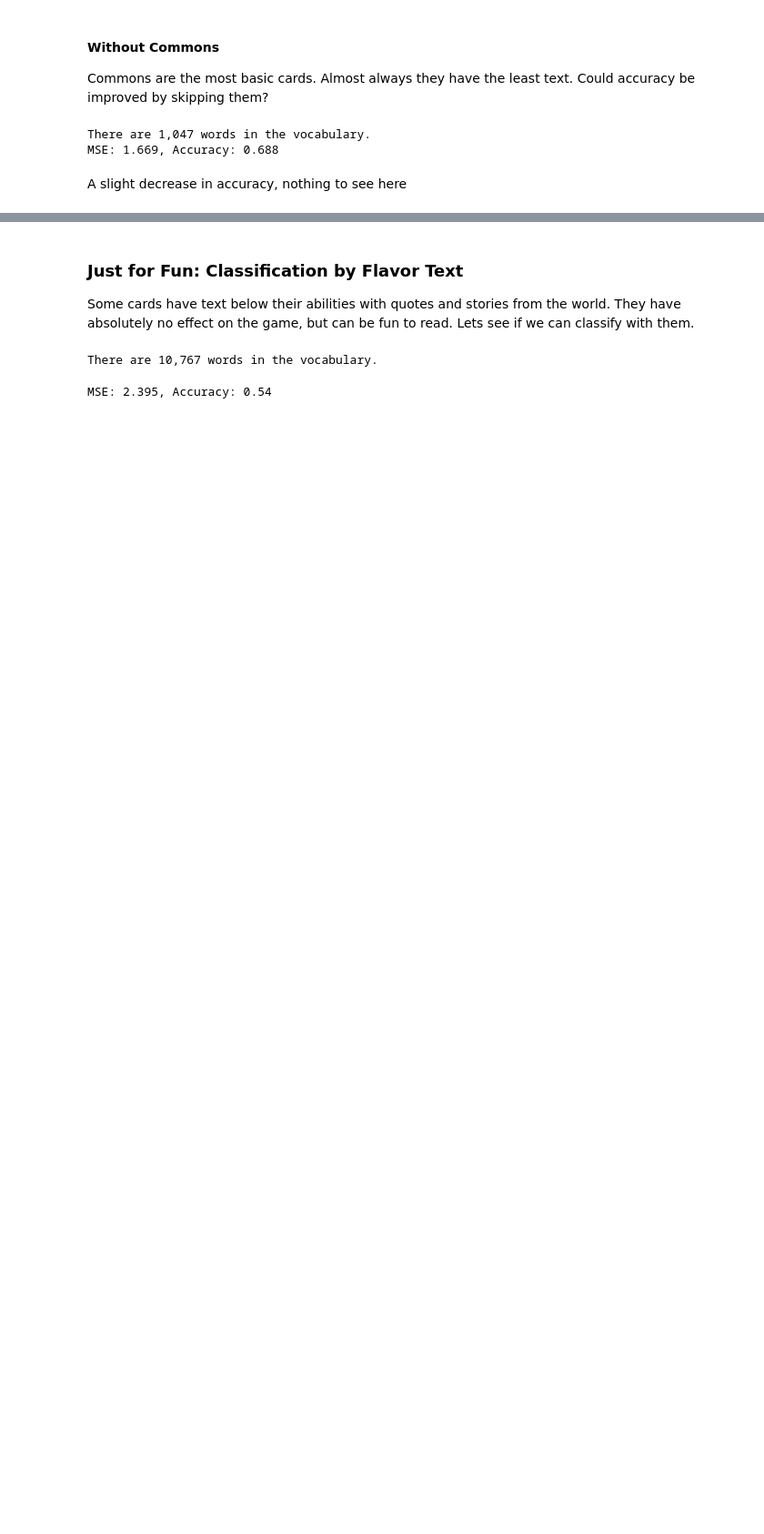
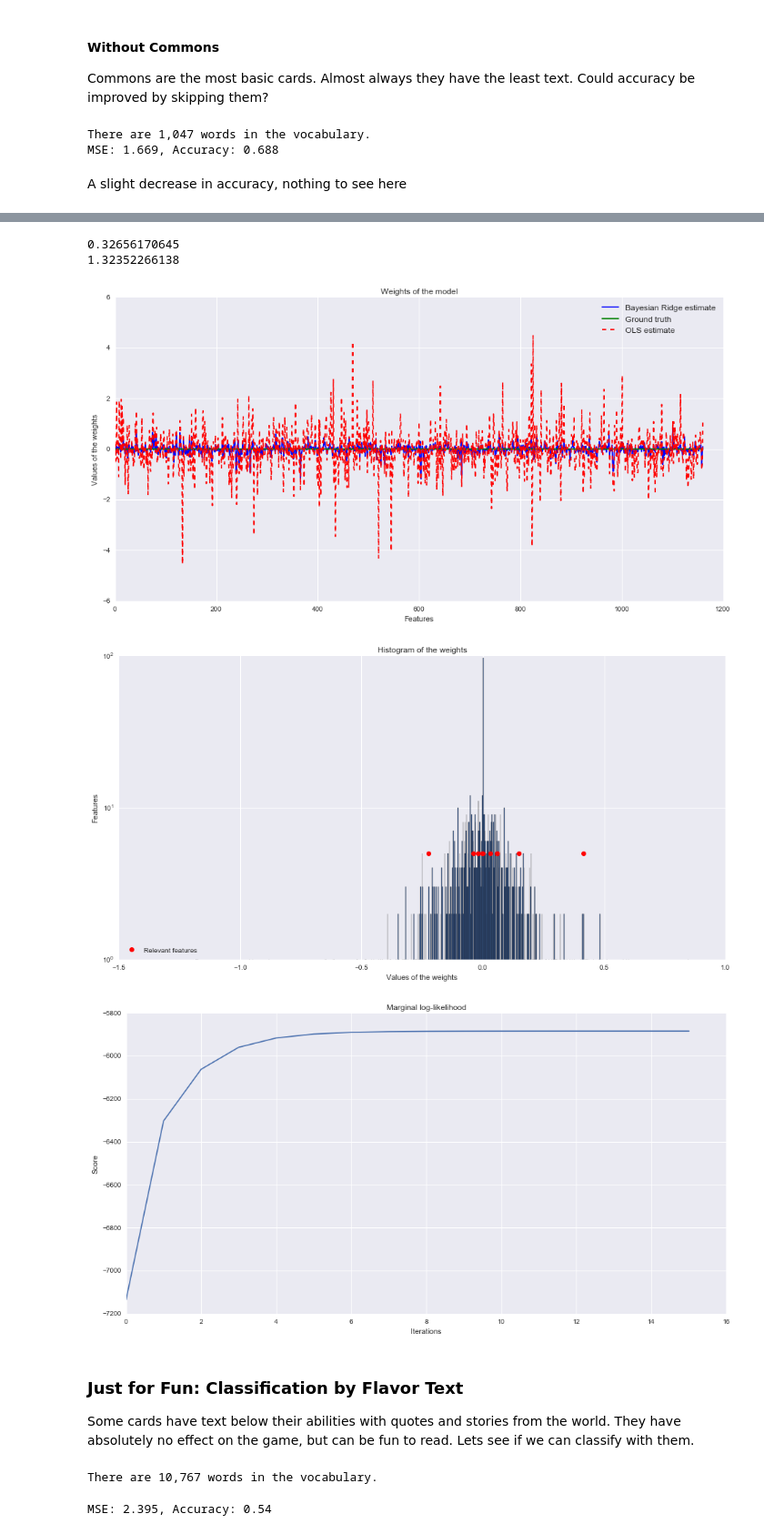
Before and after one commit to hollisn/MagicTCG_Classification, a Jupyter notebook: 03-Logistic_Regression.ipynb, the cells around one changed output, grey strips where cells are left out. Shown at 91% size. Drawn from its saved outputs; the diff is of its cells as text; code cells hidden in the pictures; blank space fills up the shorter version.

```diff
--- a/03-Logistic_Regression.ipynb
+++ b/03-Logistic_Regression.ipynb
@@ -283,3 +301,57 @@ A slight decrease in accuracy, nothing to see here
+# %%
+from sklearn.linear_model import BayesianRidge, LinearRegression
+import sklearn.metrics as sk
+
+clf = BayesianRidge(compute_score=True)
+clf.fit(X_train.toarray(), y_train)
+
+
+print (sum(y_test == clf.predict(X_test).round()) * 1.0) /  len(y_test)
+
+mse = cross_val_score(clf, X_train.toarray(), y_train,
+                       cv=10, scoring='mean_squared_error') * -1
+print np.mean(mse)
+# %% [output]
+0.32656170645
+1.32352266138
+# %%
+# Plot true weights, estimated weights and histogram of the weights
+
+ols = LinearRegression()
+ols.fit(X, y)
+
+n_features = len(vectorizer.vocabulary_)
+w = np.zeros(n_features)
+relevant_features = np.random.randint(0, n_features, 10)
+
+plt.figure(figsize=(16, 8))
+plt.title("Weights of the model")
+plt.plot(clf.coef_, 'b-', label="Bayesian Ridge estimate")
+plt.plot(w, 'g-', label="Ground truth")
+plt.plot(ols.coef_, 'r--', label="OLS estimate")
+plt.xlabel("Features")
+plt.ylabel("Values of the weights")
+plt.legend(loc="best", prop=dict(size=12))
+
+plt.figure(figsize=(16, 8))
+plt.title("Histogram of the weights")
+plt.hist(clf.coef_, bins=n_features, log=True)
+plt.plot(clf.coef_[relevant_features], 5 * np.ones(len(relevant_features)),
+         'ro', label="Relevant features")
+plt.ylabel("Features")
+plt.xlabel("Values of the weights")
+plt.legend(loc="lower left")
+
+plt.figure(figsize=(16, 8))
+plt.title("Marginal log-likelihood")
+plt.plot(clf.scores_)
+plt.ylabel("Score")
+plt.xlabel("Iterations")
+plt.show()
+# %% [output]
+[figure, added]
+[figure, added]
+[figure, added]
 # %% [markdown]
 ### Just for Fun: Classification by Flavor Text
 
```
Also changed, not shown: parts of 3 cells of this notebook, 3 other files.
